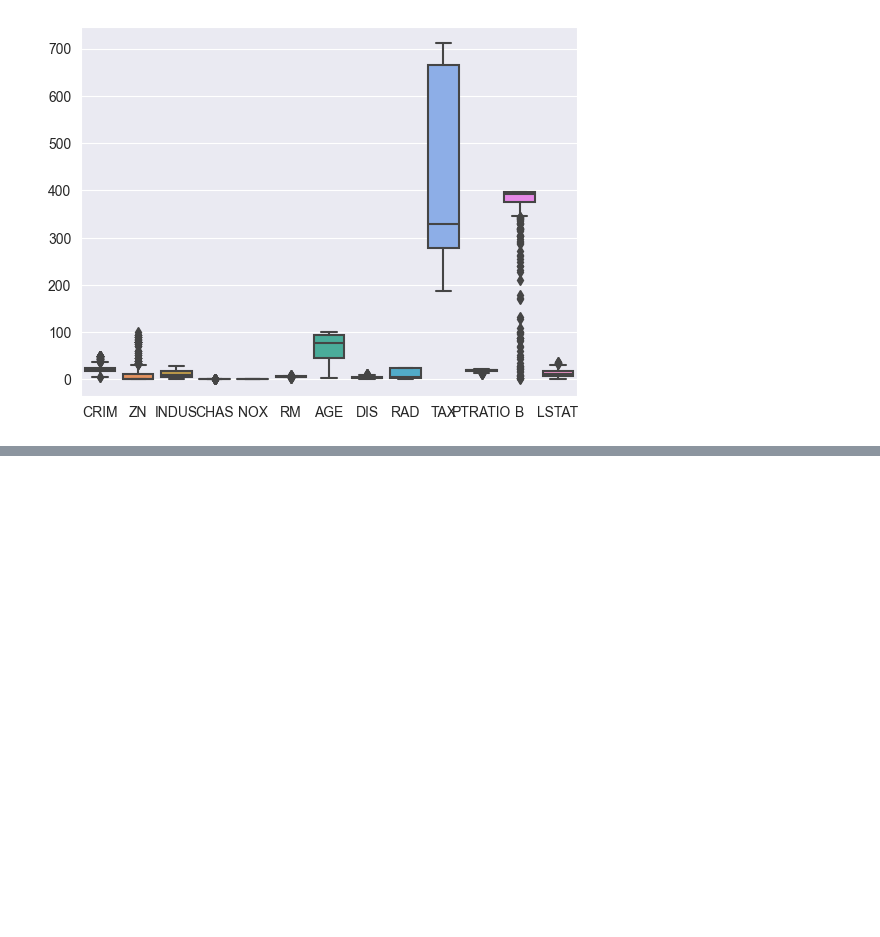
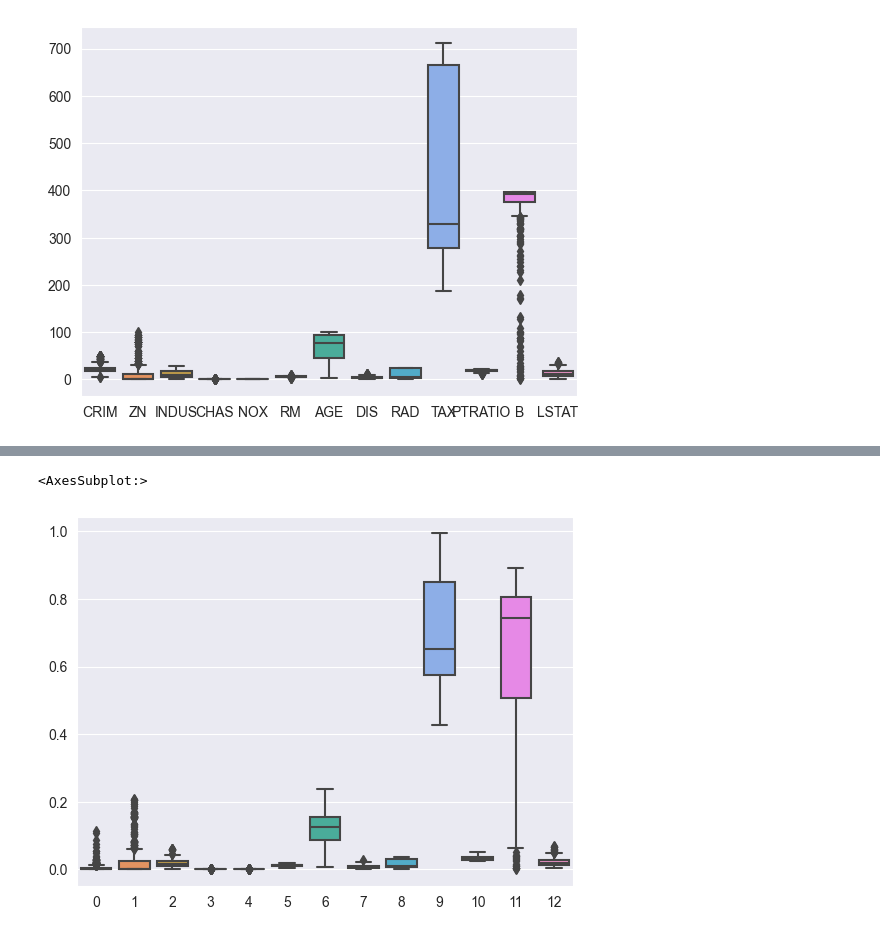
Before and after one commit to Freakscode/Auto2, a Jupyter notebook: binarios.ipynb, the cells around one changed output, grey strips where cells are left out. Cells and saved outputs as stored; diff of their text form; code cells hidden in the pictures; blank space fills up the shorter version.

Commit message:
Graficas para comparar y hacer 3c
grafica de calor

```diff
--- a/binarios.ipynb
+++ b/binarios.ipynb
@@ -77,6 +77,9 @@ from sklearn.datasets import load_boston
 
 boston = load_boston()
 Boston_df = pd.DataFrame(boston['data'], columns = boston['feature_names'])
+boston_dataset = load_boston()
+X=pd.DataFrame(boston_dataset['data'], columns=boston_dataset.feature_names)
+Y=boston_dataset['target']
 
 Labels = boston['target']
 names = boston['feature_names']
@@ -179,3 +186,11 @@ sns.boxplot(Boston_df)
 # %%
 from sklearn.preprocessing import Normalizer
-norm_boston = Normalizer().fit(Boston_df)
+norm_boston = Normalizer().fit(X)
+norm_boston = norm_boston.transform(Boston_df)
+# %%
+sns.boxplot(norm_boston)
+
+#se normalizó para evitar la redundancia de los datos
+# %% [output]
+<AxesSubplot:>
+[figure, added]
```
Also changed, not shown: parts of 5 cells of this notebook.
